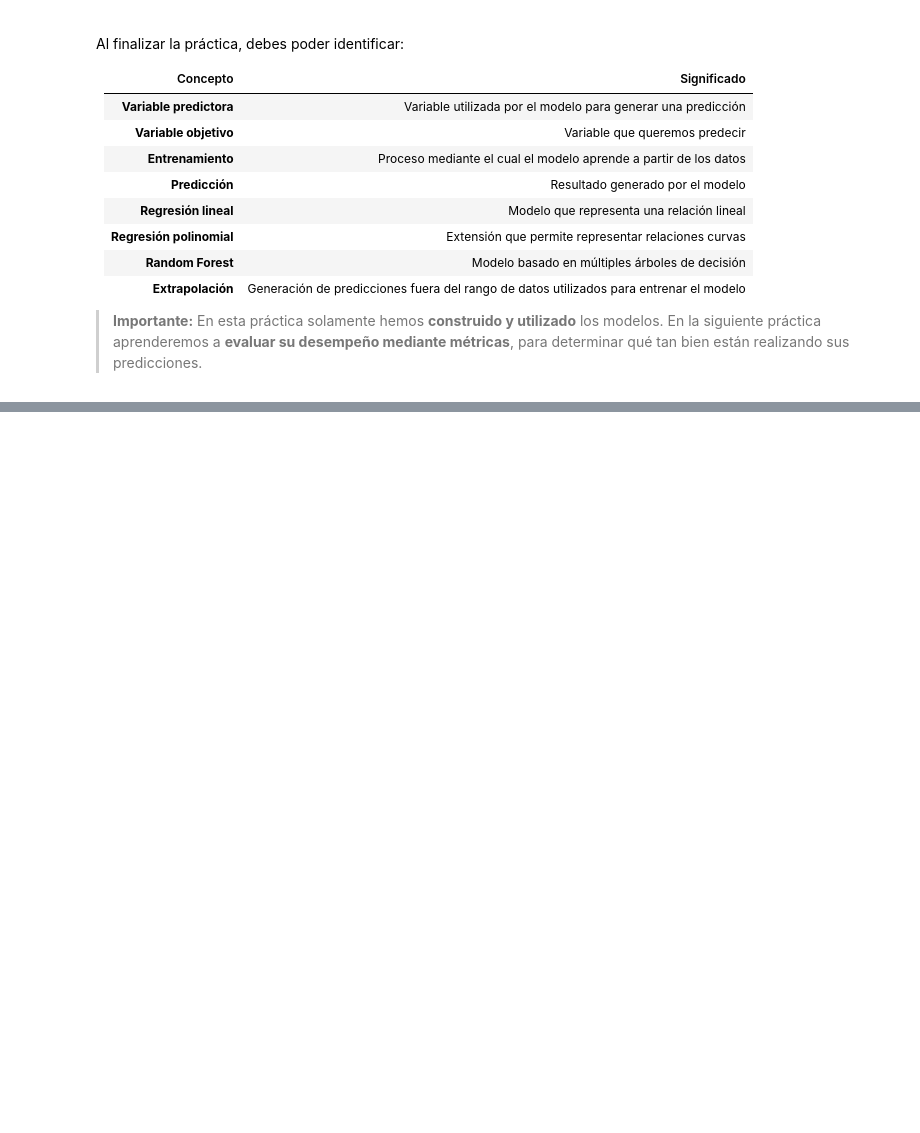
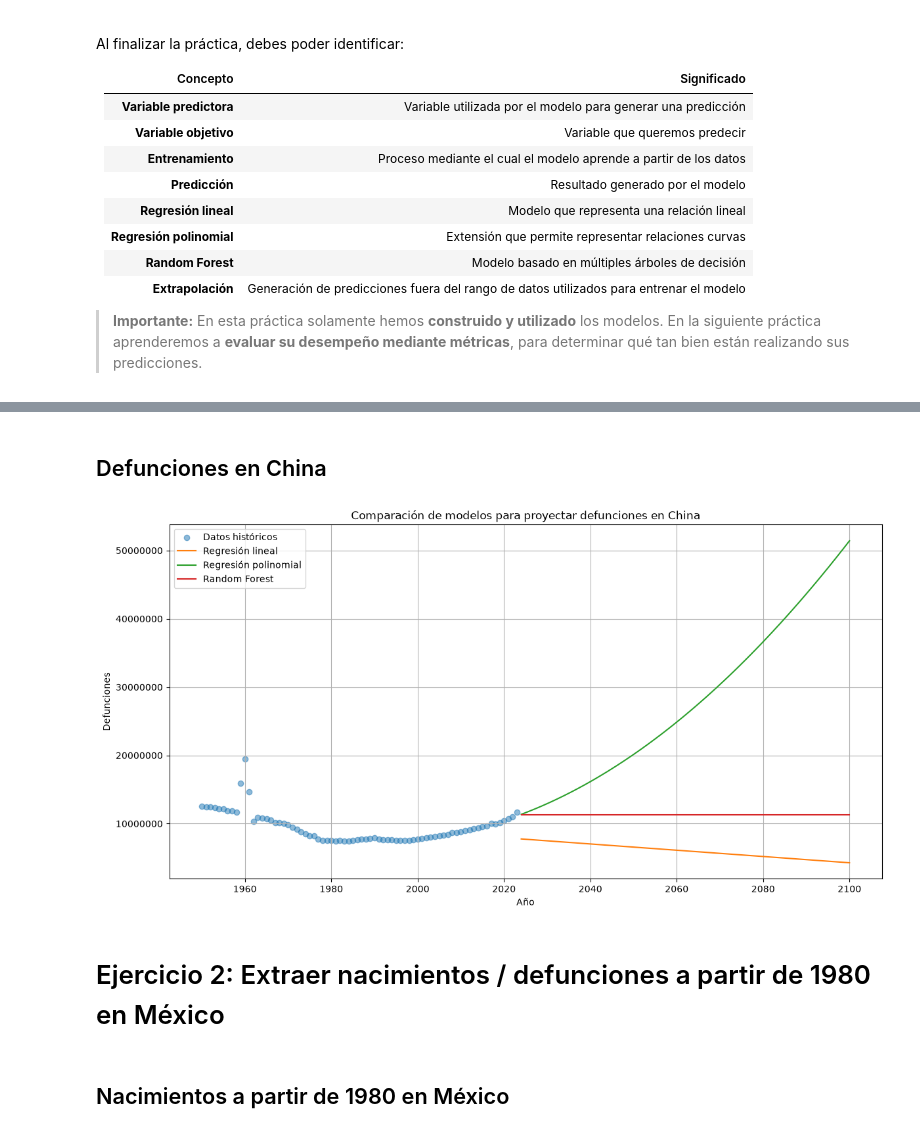
Before and after one commit to MauAG13/Big-Data-511, a Jupyter notebook: U1_1_probabilidad_estadistica/notebooks/U3_1_modelos_regresion_demografia.ipynb, the cells around one changed output, grey strips where cells are left out. Cells and saved outputs as stored; diff of their text form; code cells hidden in the pictures; blank space fills up the shorter version.

Commit message:
Ejercicios de extracciones

```diff
--- a/U1_1_probabilidad_estadistica/notebooks/U3_1_modelos_regresion_demografia.ipynb
+++ b/U1_1_probabilidad_estadistica/notebooks/U3_1_modelos_regresion_demografia.ipynb
@@ -1051,0 +1180,65 @@ Al finalizar la práctica, debes poder identificar:
+# %% [markdown]
+## Defunciones en China
+# %%
+reg_lin_ch_def = LinearRegression()
+reg_lin_ch_def.fit(X_ch, y_def_ch)
+pred_lin_ch_def = reg_lin_ch_def.predict(X_fut)
+
+reg_poly_ch_def = LinearRegression()
+reg_poly_ch_def.fit(X_poly_ch, y_def_ch)
+pred_poly_ch_def = reg_poly_ch_def.predict(
+    anios_poly_fut_ch
+)
+
+bosque_ch_def = RandomForestRegressor(
+    n_estimators=100,
+    random_state=42
+)
+bosque_ch_def.fit(X_ch, y_def_ch)
+pred_rf_ch_def = bosque_ch_def.predict(X_fut)
+# %%
+plt.figure(figsize=(14, 7))
+
+plt.scatter(
+    china_hist["Year"],
+    china_hist["deaths"],
+    label="Datos históricos",
+    alpha=0.5
+)
+
+plt.plot(
+    anios_fut.flatten(),
+    pred_lin_ch_def,
+    color="tab:orange",
+    label="Regresión lineal"
+)
+
+plt.plot(
+    anios_fut.flatten(),
+    pred_poly_ch_def,
+    color="tab:green",
+    label="Regresión polinomial"
+)
+
+plt.plot(
+    anios_fut.flatten(),
+    pred_rf_ch_def,
+    color="tab:red",
+    label="Random Forest"
+)
+
+plt.title(
+    "Comparación de modelos para proyectar defunciones en China"
+)
+
+plt.xlabel("Año")
+plt.ylabel("Defunciones")
+
+plt.ticklabel_format(style="plain", axis="y", useOffset=False)
+plt.legend()
+plt.grid()
+plt.show()
+# %% [output]
+[figure, added]
+# %% [markdown]
+# Ejercicio 2: Extraer nacimientos / defunciones a partir de 1980 en México
@@ -1051,0 +1261,2 @@ Al finalizar la práctica, debes poder identificar:
+# %% [markdown]
+## Nacimientos a partir de 1980 en México
```
Also changed, not shown: parts of 73 cells of this notebook, 1 other file.
